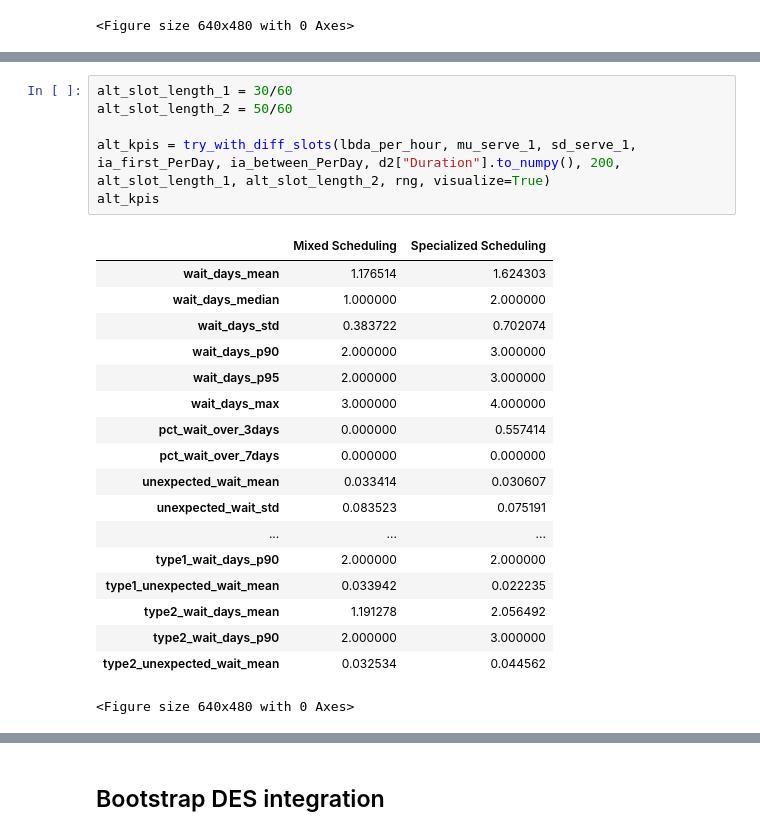
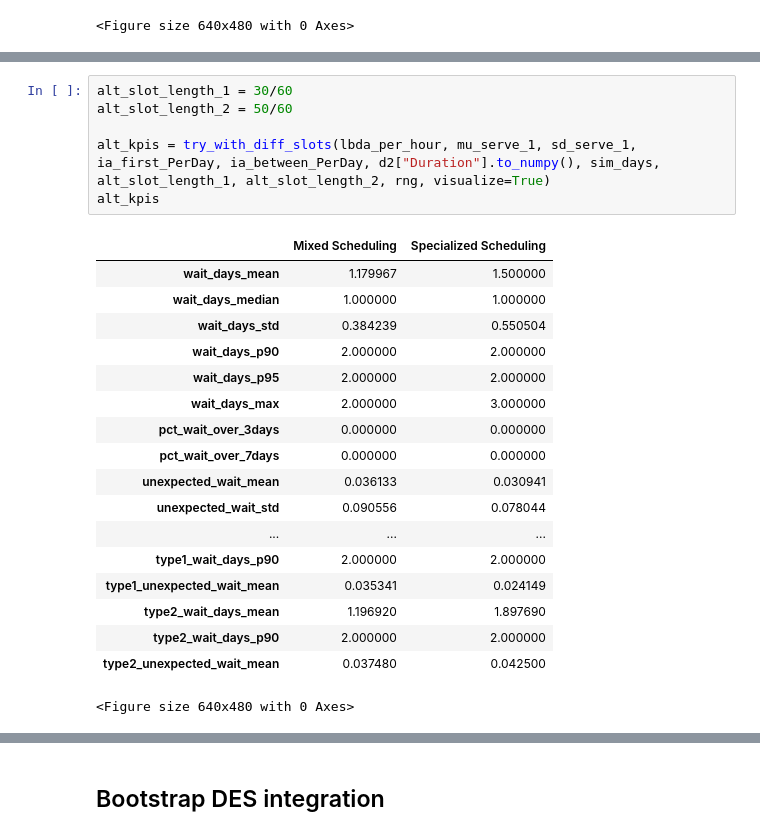
Before and after one commit to kristin-sy/MRI-Scan-Project-Computational, a Jupyter notebook: part2.ipynb, the cells around one changed output, grey strips where cells are left out. Drawn from its saved outputs; the diff is of its cells as text.

```diff
--- a/part2.ipynb
+++ b/part2.ipynb
@@ -526,25 +546,25 @@ alt_kpis
 # %%
 alt_slot_length_1 = 30/60
 alt_slot_length_2 = 50/60
 
-alt_kpis = try_with_diff_slots(lbda_per_hour, mu_serve_1, sd_serve_1, ia_first_PerDay, ia_between_PerDay, d2["Duration"].to_numpy(), 200, alt_slot_length_1, alt_slot_length_2, rng, visualize=True)
+alt_kpis = try_with_diff_slots(lbda_per_hour, mu_serve_1, sd_serve_1, ia_first_PerDay, ia_between_PerDay, d2["Duration"].to_numpy(), sim_days, alt_slot_length_1, alt_slot_length_2, rng, visualize=True)
 alt_kpis
 # %% [output]
 |  | Mixed Scheduling | Specialized Scheduling |
-| wait_days_mean | 1.176514 | 1.624303 |
-| wait_days_median | 1.000000 | 2.000000 |
-| wait_days_std | 0.383722 | 0.702074 |
-| wait_days_p90 | 2.000000 | 3.000000 |
-| wait_days_p95 | 2.000000 | 3.000000 |
-| wait_days_max | 3.000000 | 4.000000 |
-| pct_wait_over_3days | 0.000000 | 0.557414 |
+| wait_days_mean | 1.179967 | 1.500000 |
+| wait_days_median | 1.000000 | 1.000000 |
+| wait_days_std | 0.384239 | 0.550504 |
+| wait_days_p90 | 2.000000 | 2.000000 |
+| wait_days_p95 | 2.000000 | 2.000000 |
+| wait_days_max | 2.000000 | 3.000000 |
+| pct_wait_over_3days | 0.000000 | 0.000000 |
 | pct_wait_over_7days | 0.000000 | 0.000000 |
-| unexpected_wait_mean | 0.033414 | 0.030607 |
-| unexpected_wait_std | 0.083523 | 0.075191 |
+| unexpected_wait_mean | 0.036133 | 0.030941 |
+| unexpected_wait_std | 0.090556 | 0.078044 |
 | ... | ... | ... |
 | type1_wait_days_p90 | 2.000000 | 2.000000 |
-| type1_unexpected_wait_mean | 0.033942 | 0.022235 |
-| type2_wait_days_mean | 1.191278 | 2.056492 |
-| type2_wait_days_p90 | 2.000000 | 3.000000 |
-| type2_unexpected_wait_mean | 0.032534 | 0.044562 |
+| type1_unexpected_wait_mean | 0.035341 | 0.024149 |
+| type2_wait_days_mean | 1.196920 | 1.897690 |
+| type2_wait_days_p90 | 2.000000 | 2.000000 |
+| type2_unexpected_wait_mean | 0.037480 | 0.042500 |
 <Figure size 640x480 with 0 Axes>
```
Also changed, not shown: parts of 6 cells of this notebook, 11 other files.
